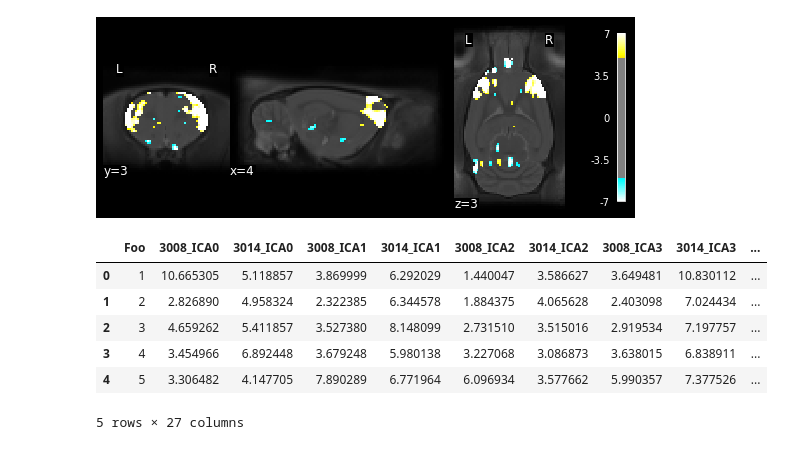
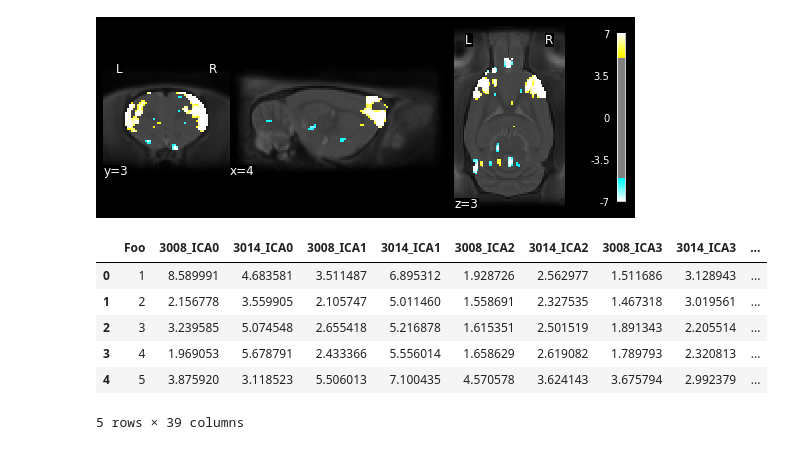
Before and after one commit to grandjeanlab/StandardRat, a Jupyter notebook: protocol_paper/plotting_analysis.ipynb, the cells around one changed output. Saved outputs shown, nothing was run; the diff lists cells and outputs as text; code cells hidden in the pictures.

```diff
--- a/protocol_paper/plotting_analysis.ipynb
+++ b/protocol_paper/plotting_analysis.ipynb
@@ -37,6 +41,7 @@ canica_mask.to_filename('canica_resting_state_binary.nii.gz')
 # %%
-#use MultiNiftiMasker to extract values from the DR maps and save to csv files
-for x in range(13):
+#use MultiNiftiMasker to extract values from the DR maps and save to csv files. For this purpose, the DR_maps from all
+#subjects were copied into a single folder, namely /DR_nii. The csv files will be saved in another folder, namely /DR_csv
+for x in range(19):
     if x <10:
         masker= MultiNiftiMasker(mask_img=f'canica_binary/canica_binary_000{x}.nii.gz')
     else:
@@ -58,21 +63,21 @@ for x in range(13):
 # %%
 #Read csv files with extracted values from the DR maps and combine into dataframe
 means = pd.DataFrame(data=[1,2,3,4,5,6,7,8,9,10],columns=['Foo'])
 
-for x in range(13):
+for x in range(19):
     means_3008 = pd.read_csv(f'DR_csv/sig3008_ICA{x}_means.csv', header= None, names=[f'3008_ICA{x}'])
     means = means.join(means_3008)
 
     means_3014 = pd.read_csv(f'DR_csv/sig3014_ICA{x}_means.csv', header= None, names=[f'3014_ICA{x}'])
     means = means.join(means_3014)
 
 means.head()
 # %% [output]
 |  | Foo | 3008_ICA0 | 3014_ICA0 | 3008_ICA1 | 3014_ICA1 | 3008_ICA2 | 3014_ICA2 | 3008_ICA3 | 3014_ICA3 | ... |
-| 0 | 1 | 10.665305 | 5.118857 | 3.869999 | 6.292029 | 1.440047 | 3.586627 | 3.649481 | 10.830112 | ... |
-| 1 | 2 | 2.826890 | 4.958324 | 2.322385 | 6.344578 | 1.884375 | 4.065628 | 2.403098 | 7.024434 | ... |
-| 2 | 3 | 4.659262 | 5.411857 | 3.527380 | 8.148099 | 2.731510 | 3.515016 | 2.919534 | 7.197757 | ... |
-| 3 | 4 | 3.454966 | 6.892448 | 3.679248 | 5.980138 | 3.227068 | 3.086873 | 3.638015 | 6.838911 | ... |
-| 4 | 5 | 3.306482 | 4.147705 | 7.890289 | 6.771964 | 6.096934 | 3.577662 | 5.990357 | 7.377526 | ... |
+| 0 | 1 | 8.589991 | 4.683581 | 3.511487 | 6.895312 | 1.928726 | 2.562977 | 1.511686 | 3.128943 | ... |
+| 1 | 2 | 2.156778 | 3.559905 | 2.105747 | 5.011460 | 1.558691 | 2.327535 | 1.467318 | 3.019561 | ... |
+| 2 | 3 | 3.239585 | 5.074548 | 2.655418 | 5.216878 | 1.615351 | 2.501519 | 1.891343 | 2.205514 | ... |
+| 3 | 4 | 1.969053 | 5.678791 | 2.433366 | 5.556014 | 1.658629 | 2.619082 | 1.789793 | 2.320813 | ... |
+| 4 | 5 | 3.875920 | 3.118523 | 5.506013 | 7.100435 | 4.570578 | 3.624143 | 3.675794 | 2.992379 | ... |
-5 rows × 27 columns
+5 rows × 39 columns
 # %%
```
Also changed, not shown: parts of 4 cells of this notebook.
